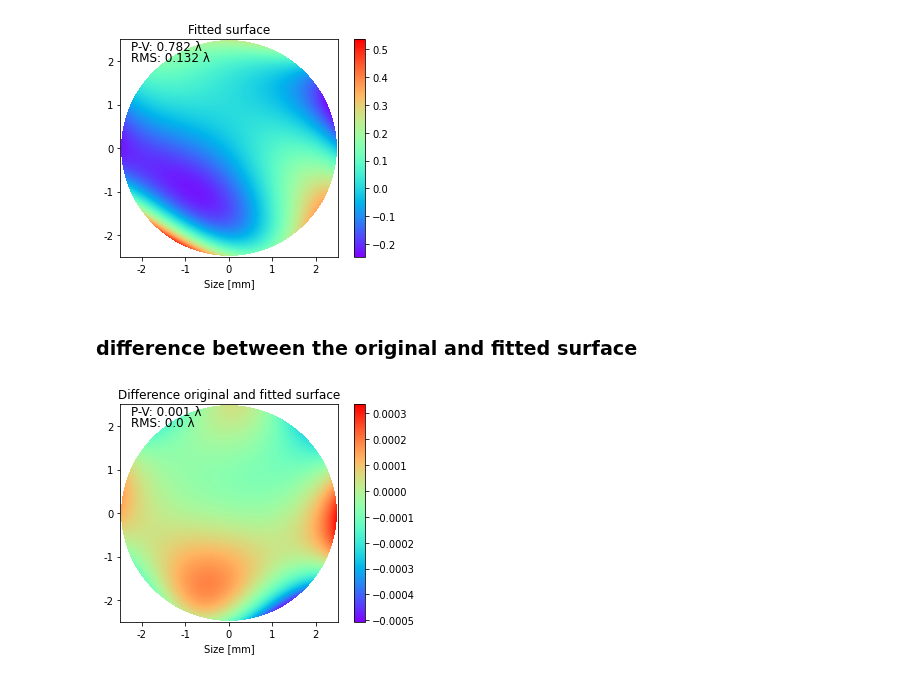
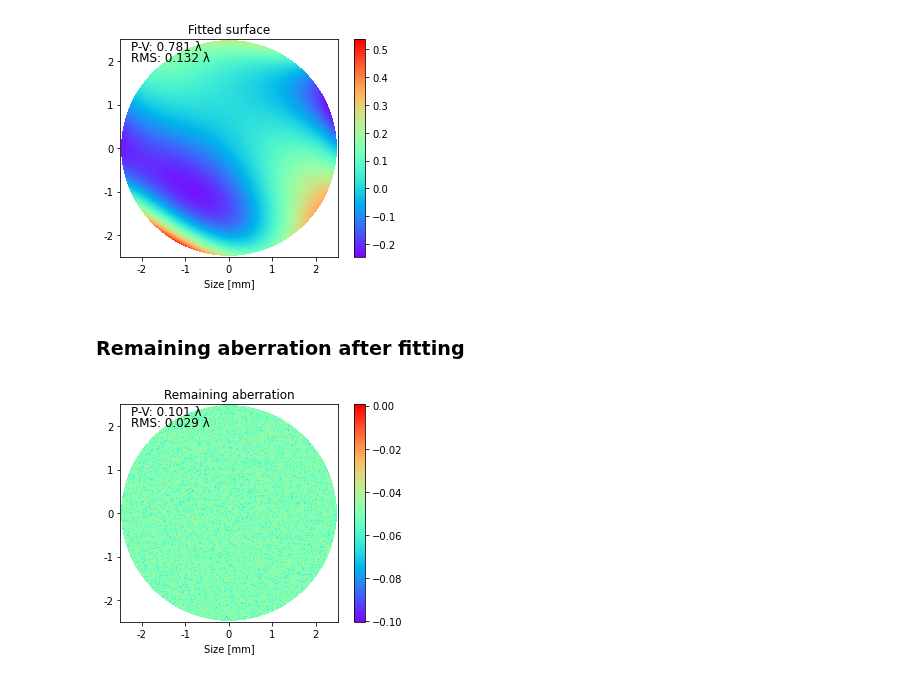
Before and after one commit to Miyoshichi/SimLight, a Jupyter notebook: Examples/zernike.ipynb, the cells around one changed output. Cells and saved outputs as stored; diff of their text form; code cells hidden in the pictures.

```diff
--- a/Examples/zernike.ipynb
+++ b/Examples/zernike.ipynb
@@ -58,12 +61,9 @@ F_fitted = sl.circle_aperture(F_fitted)
 F_fitted.plot_wavefront(mask_r=1, title='Fitted surface')
 # %% [output]
 [figure]
-# %% [markdown]
-### difference between the original and fitted surface
-# %%
-Z_diff = sl.zernike.ZernikeCoefficients(j, coefficients=Z_original.coefficients - fitted_coeffs)
-F_diff = sl.aberration(F, Z_diff)
-F_diff = sl.circle_aperture(F_diff)
-F_diff.plot_wavefront(mask_r=1, title='Difference original and fitted surface')
-# %% [output]
-[figure, removed]
+# %% [markdown]
+### Remaining aberration after fitting
+# %%
+slpl.plot_wavefront_diff(F_noise, F_fitted, title='Remaining aberration')
+# %% [output]
+[figure, added]
```
Also changed, not shown: parts of 8 cells of this notebook, 3 other files.
